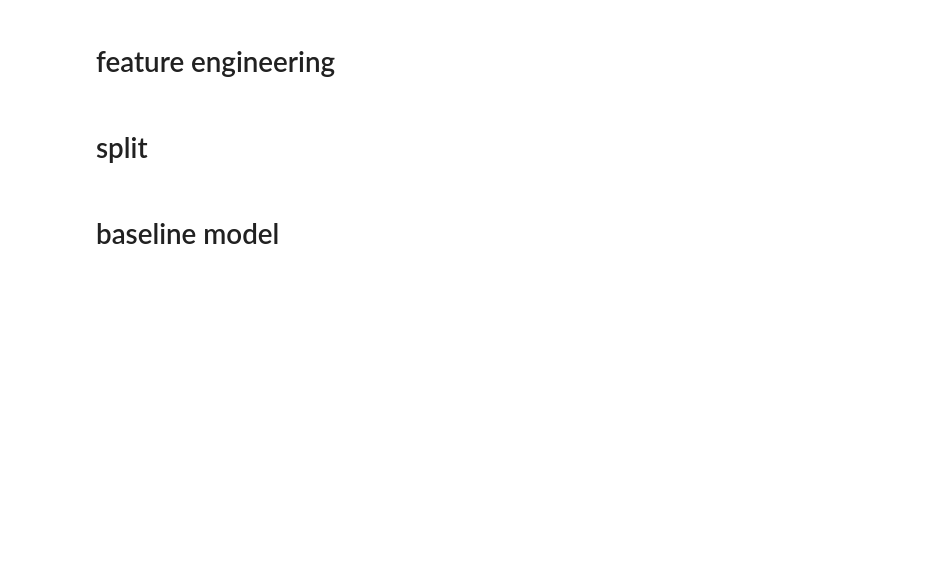
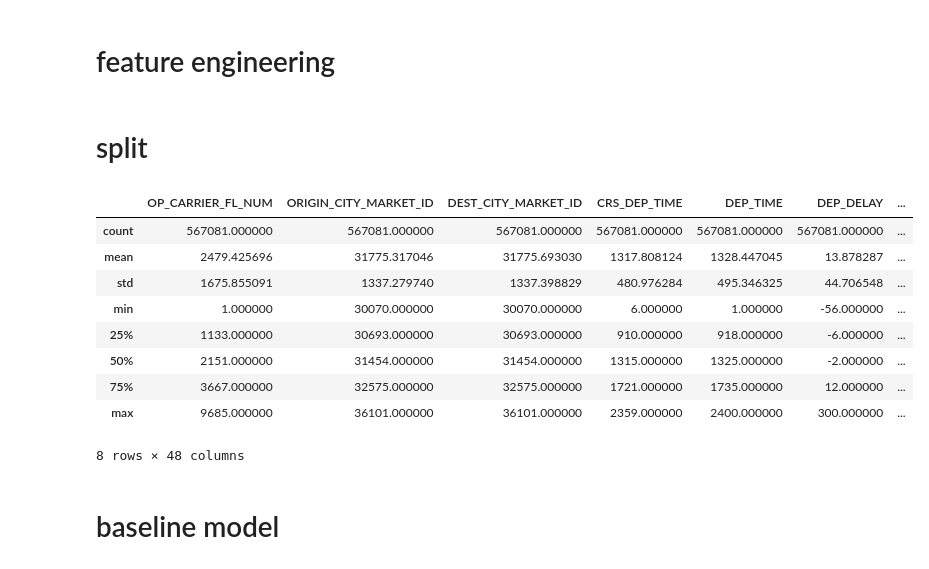
Before and after one commit to vanezp01/datalabs, a Jupyter notebook: predict-commercial-flight.ipynb, the cells around one changed output. Cells and saved outputs as stored; diff of their text form; code cells hidden in the pictures; blank space fills up the shorter version.

```diff
--- a/predict-commercial-flight.ipynb
+++ b/predict-commercial-flight.ipynb
@@ -237,6 +237,19 @@ flights_clean['ARR_DELAY'] = flights_clean['ARR_DELAY'].clip(lower=-60, upper=30
 flights_clean['DEP_DELAY'] = flights_clean['DEP_DELAY'].clip(lower=-60, upper=300)
 # %% [markdown]
 # split
+# %%
+flights_clean.describe()
+# %% [output]
+|  | OP_CARRIER_FL_NUM | ORIGIN_CITY_MARKET_ID | DEST_CITY_MARKET_ID | CRS_DEP_TIME | DEP_TIME | DEP_DELAY | ... |
+| count | 567081.000000 | 567081.000000 | 567081.000000 | 567081.000000 | 567081.000000 | 567081.000000 | ... |
+| mean | 2479.425696 | 31775.317046 | 31775.693030 | 1317.808124 | 1328.447045 | 13.878287 | ... |
+| std | 1675.855091 | 1337.279740 | 1337.398829 | 480.976284 | 495.346325 | 44.706548 | ... |
+| min | 1.000000 | 30070.000000 | 30070.000000 | 6.000000 | 1.000000 | -56.000000 | ... |
+| 25% | 1133.000000 | 30693.000000 | 30693.000000 | 910.000000 | 918.000000 | -6.000000 | ... |
+| 50% | 2151.000000 | 31454.000000 | 31454.000000 | 1315.000000 | 1325.000000 | -2.000000 | ... |
+| 75% | 3667.000000 | 32575.000000 | 32575.000000 | 1721.000000 | 1735.000000 | 12.000000 | ... |
+| max | 9685.000000 | 36101.000000 | 36101.000000 | 2359.000000 | 2400.000000 | 300.000000 | ... |
+8 rows × 48 columns
 # %%
 features = [
     'DEP_DELAY', 'TAXI_OUT', 'TAXI_IN', 'DISTANCE', 'FLIGHT_DURATION',
```
Also changed, not shown: parts of 5 cells of this notebook.
